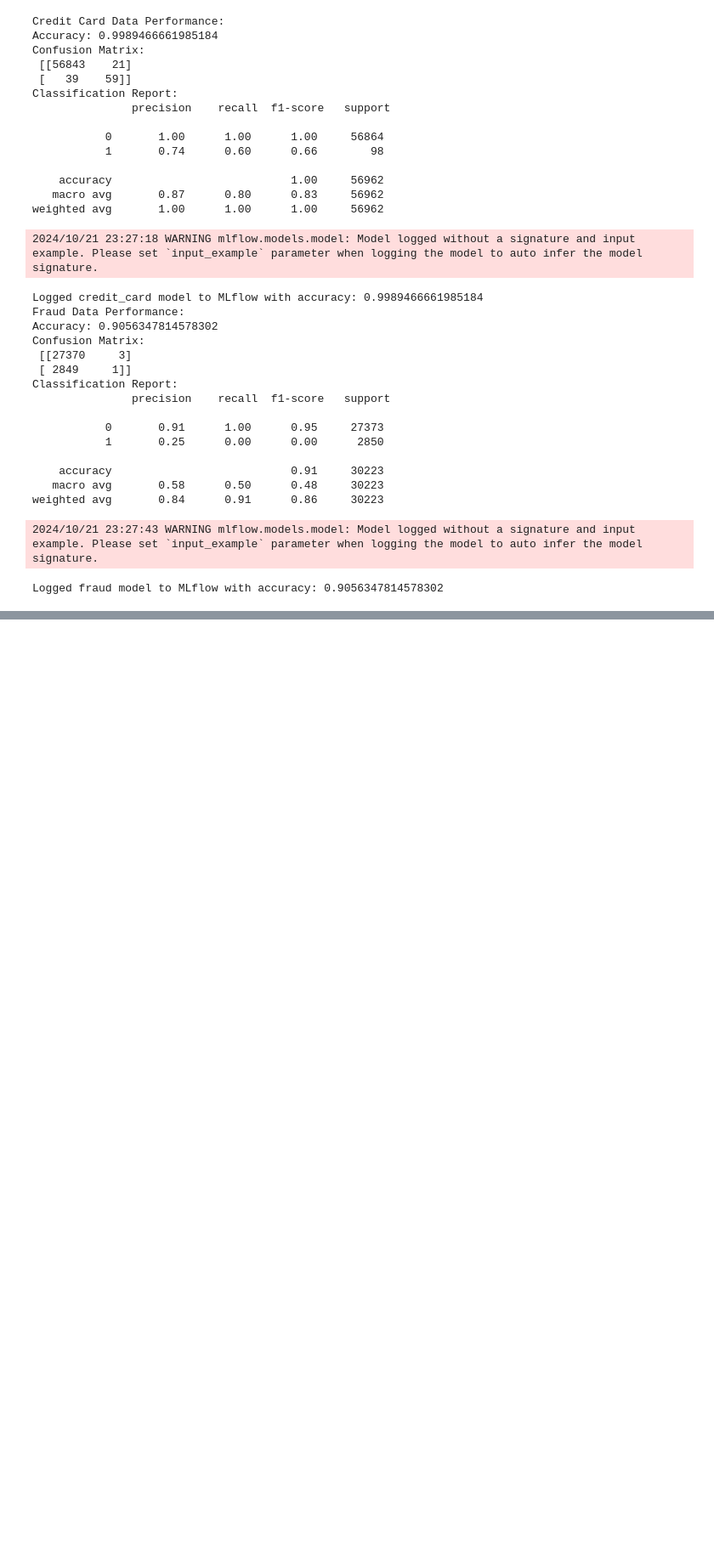
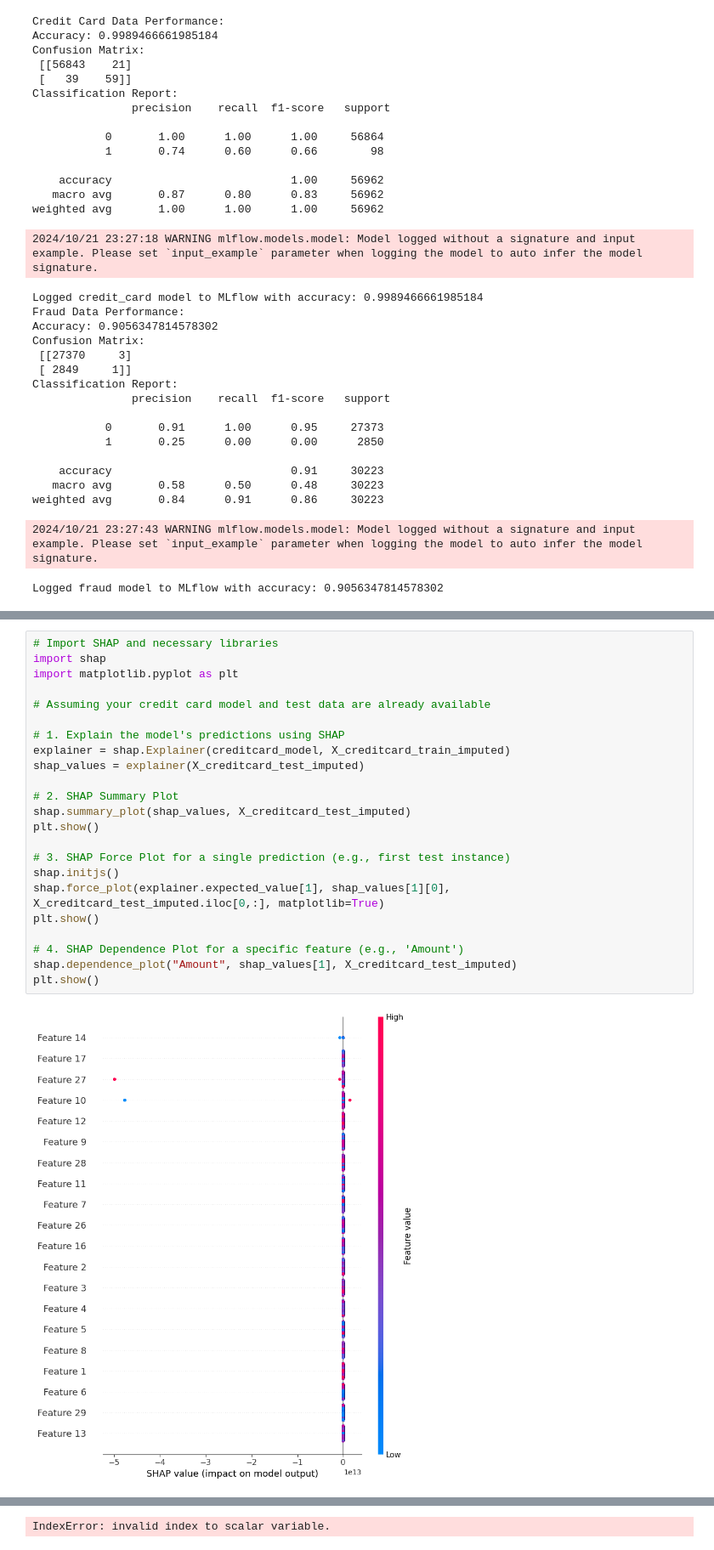
Before and after one commit to Gede-A/fraud-detection-model, a Jupyter notebook: notebooks/Model training.ipynb, the cells around one changed output, grey strips where cells are left out. Shown at 85% size. Saved outputs shown, nothing was run; the diff lists cells and outputs as text; blank space fills up the shorter version.

```diff
--- a/notebooks/Model training.ipynb
+++ b/notebooks/Model training.ipynb
@@ -537,0 +691,25 @@ Logged fraud model to MLflow with accuracy: 0.9056347814578302
+# %%
+# Import SHAP and necessary libraries
+import shap
+import matplotlib.pyplot as plt
+
+# Assuming your credit card model and test data are already available
+
+# 1. Explain the model's predictions using SHAP
+explainer = shap.Explainer(creditcard_model, X_creditcard_train_imputed)
+shap_values = explainer(X_creditcard_test_imputed)
+
+# 2. SHAP Summary Plot
+shap.summary_plot(shap_values, X_creditcard_test_imputed)
+plt.show()
+
+# 3. SHAP Force Plot for a single prediction (e.g., first test instance)
+shap.initjs()
+shap.force_plot(explainer.expected_value[1], shap_values[1][0], X_creditcard_test_imputed.iloc[0,:], matplotlib=True)
+plt.show()
+
+# 4. SHAP Dependence Plot for a specific feature (e.g., 'Amount')
+shap.dependence_plot("Amount", shap_values[1], X_creditcard_test_imputed)
+plt.show()
+# %% [output]
+[figure, added]
@@ -537,0 +717 @@ Logged fraud model to MLflow with accuracy: 0.9056347814578302
+IndexError: invalid index to scalar variable.
```
Also changed, not shown: parts of 4 cells of this notebook, 38 other files.
